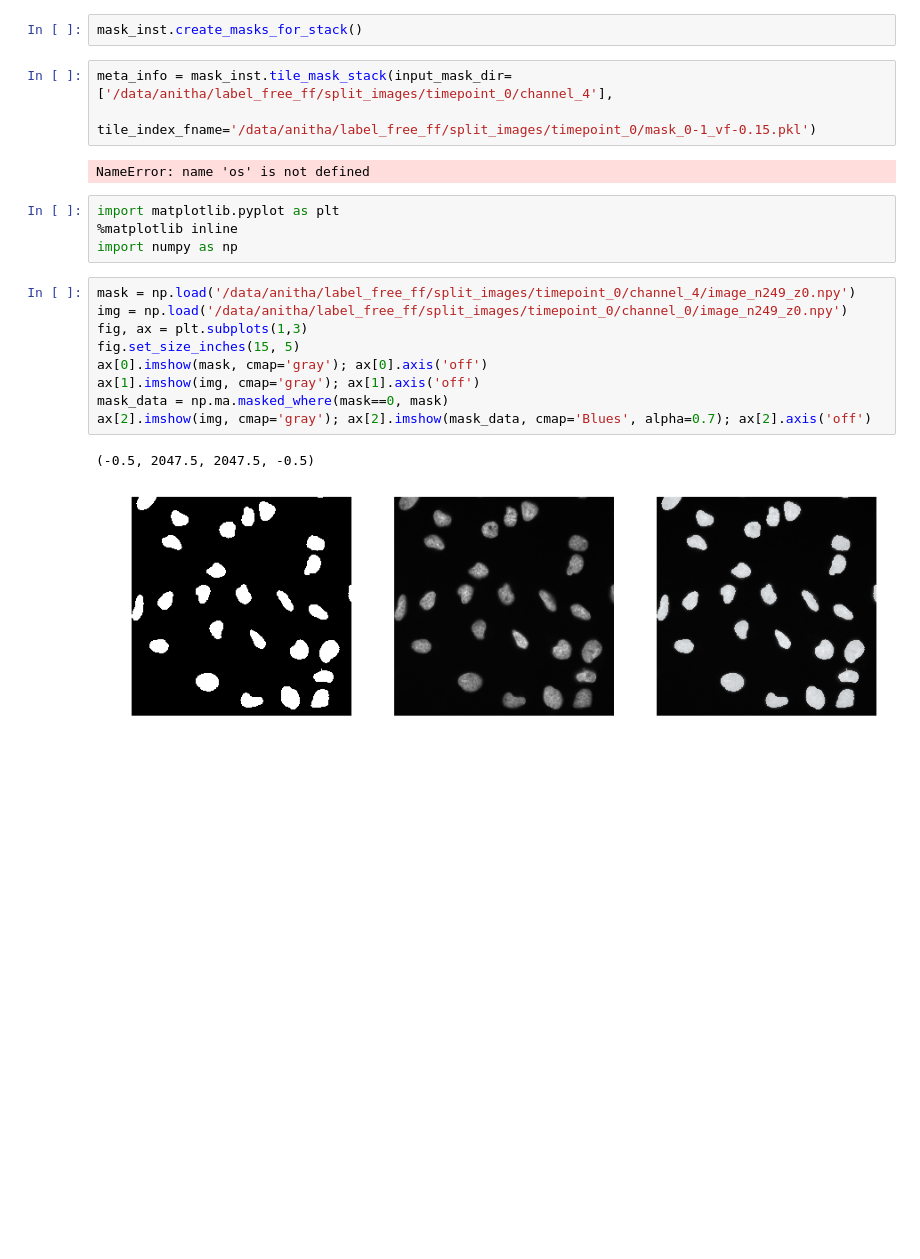
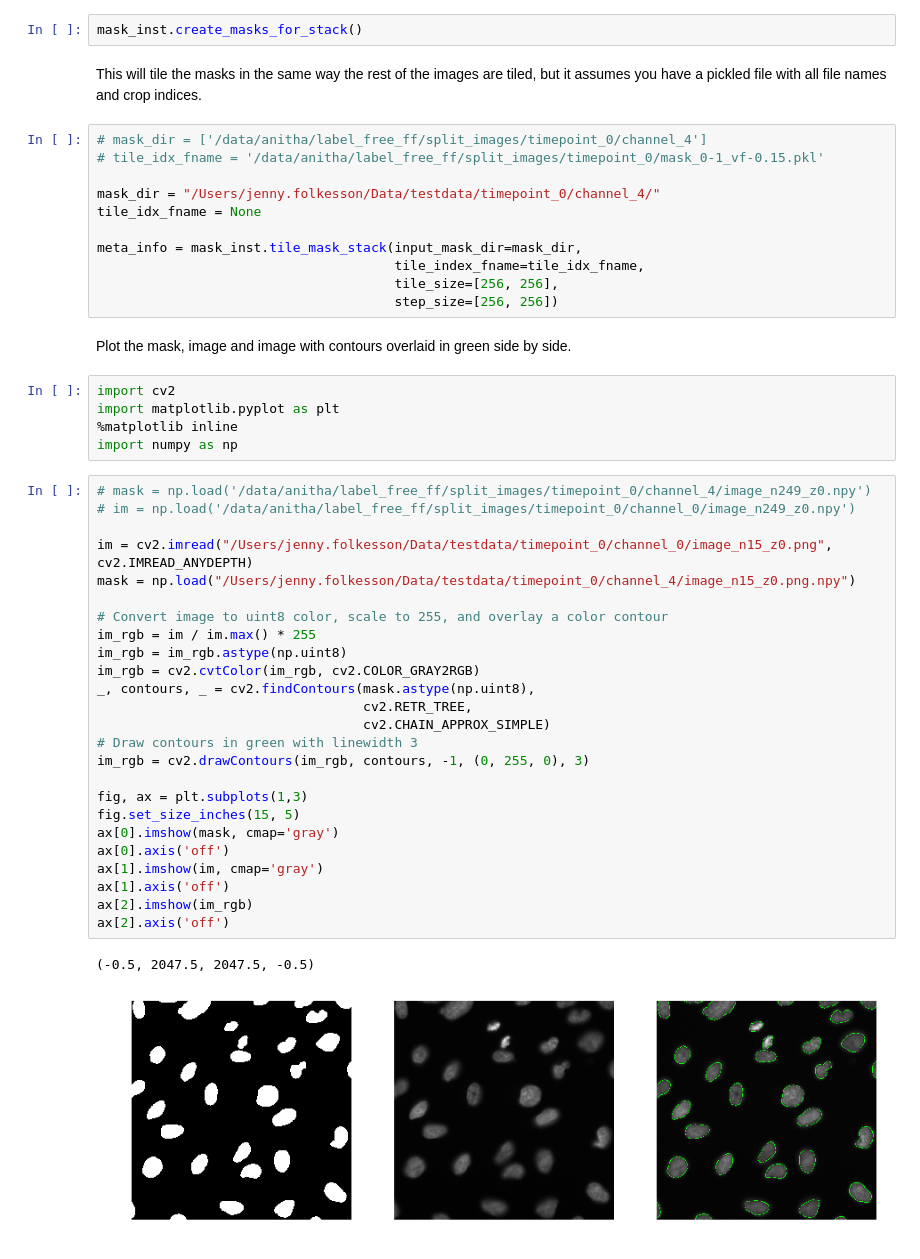
Before and after one commit to mehta-lab/microDL, a Jupyter notebook: debug_seg_masks.ipynb, the cells around one changed output. Cells and saved outputs as stored; diff of their text form; blank space fills up the shorter version.

Commit message:
create_segmentation_masks.py

```diff
--- a/debug_seg_masks.ipynb
+++ b/debug_seg_masks.ipynb
@@ -6,23 +25,50 @@ mask_inst = MaskCreator(input_dir='/data/anitha/label_free_ff/split_images', inp
 # %%
 mask_inst.create_masks_for_stack()
+# %% [markdown]
+This will tile the masks in the same way the rest of the images are tiled, but it assumes you have a pickled file with all file names and crop indices.
 # %%
-meta_info = mask_inst.tile_mask_stack(input_mask_dir=['/data/anitha/label_free_ff/split_images/timepoint_0/channel_4'],
-                                     tile_index_fname='/data/anitha/label_free_ff/split_images/timepoint_0/mask_0-1_vf-0.15.pkl')
+# mask_dir = ['/data/anitha/label_free_ff/split_images/timepoint_0/channel_4']
+# tile_idx_fname = '/data/anitha/label_free_ff/split_images/timepoint_0/mask_0-1_vf-0.15.pkl'
+
+mask_dir = "/Users/jenny.folkesson/Data/testdata/timepoint_0/channel_4/"
+tile_idx_fname = None
+
+meta_info = mask_inst.tile_mask_stack(input_mask_dir=mask_dir,
+                                      tile_index_fname=tile_idx_fname,
+                                      tile_size=[256, 256],
+                                      step_size=[256, 256])
-# %% [output]
-NameError: name 'os' is not defined
+# %% [markdown]
+Plot the mask, image and image with contours overlaid in green side by side.
 # %%
+import cv2
 import matplotlib.pyplot as plt
 %matplotlib inline
 import numpy as np
 # %%
-mask = np.load('/data/anitha/label_free_ff/split_images/timepoint_0/channel_4/image_n249_z0.npy')
-img = np.load('/data/anitha/label_free_ff/split_images/timepoint_0/channel_0/image_n249_z0.npy')
+# mask = np.load('/data/anitha/label_free_ff/split_images/timepoint_0/channel_4/image_n249_z0.npy')
+# im = np.load('/data/anitha/label_free_ff/split_images/timepoint_0/channel_0/image_n249_z0.npy')
+
+im = cv2.imread("/Users/jenny.folkesson/Data/testdata/timepoint_0/channel_0/image_n15_z0.png", cv2.IMREAD_ANYDEPTH)
+mask = np.load("/Users/jenny.folkesson/Data/testdata/timepoint_0/channel_4/image_n15_z0.png.npy")
+
+# Convert image to uint8 color, scale to 255, and overlay a color contour
+im_rgb = im / im.max() * 255
+im_rgb = im_rgb.astype(np.uint8)
+im_rgb = cv2.cvtColor(im_rgb, cv2.COLOR_GRAY2RGB)
+_, contours, _ = cv2.findContours(mask.astype(np.uint8),
+                                  cv2.RETR_TREE,
+                                  cv2.CHAIN_APPROX_SIMPLE)
+# Draw contours in green with linewidth 3
+im_rgb = cv2.drawContours(im_rgb, contours, -1, (0, 255, 0), 3)
+
 fig, ax = plt.subplots(1,3)
 fig.set_size_inches(15, 5)
-ax[0].imshow(mask, cmap='gray'); ax[0].axis('off')
-ax[1].imshow(img, cmap='gray'); ax[1].axis('off')
-mask_data = np.ma.masked_where(mask==0, mask)
-ax[2].imshow(img, cmap='gray'); ax[2].imshow(mask_data, cmap='Blues', alpha=0.7); ax[2].axis('off')
+ax[0].imshow(mask, cmap='gray')
+ax[0].axis('off')
+ax[1].imshow(im, cmap='gray')
+ax[1].axis('off')
+ax[2].imshow(im_rgb)
+ax[2].axis('off')
 # %% [output]
 (-0.5, 2047.5, 2047.5, -0.5)
-[figure, old version]
+[figure, new version]
```
Also changed, not shown: parts of 3 cells of this notebook, 6 other files.
